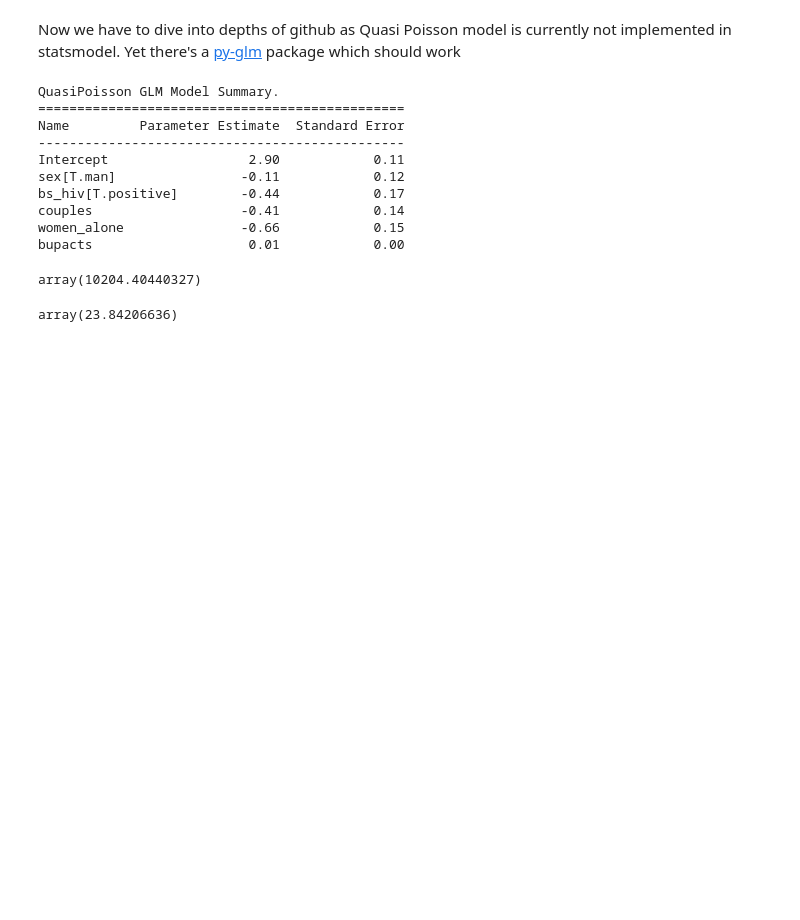
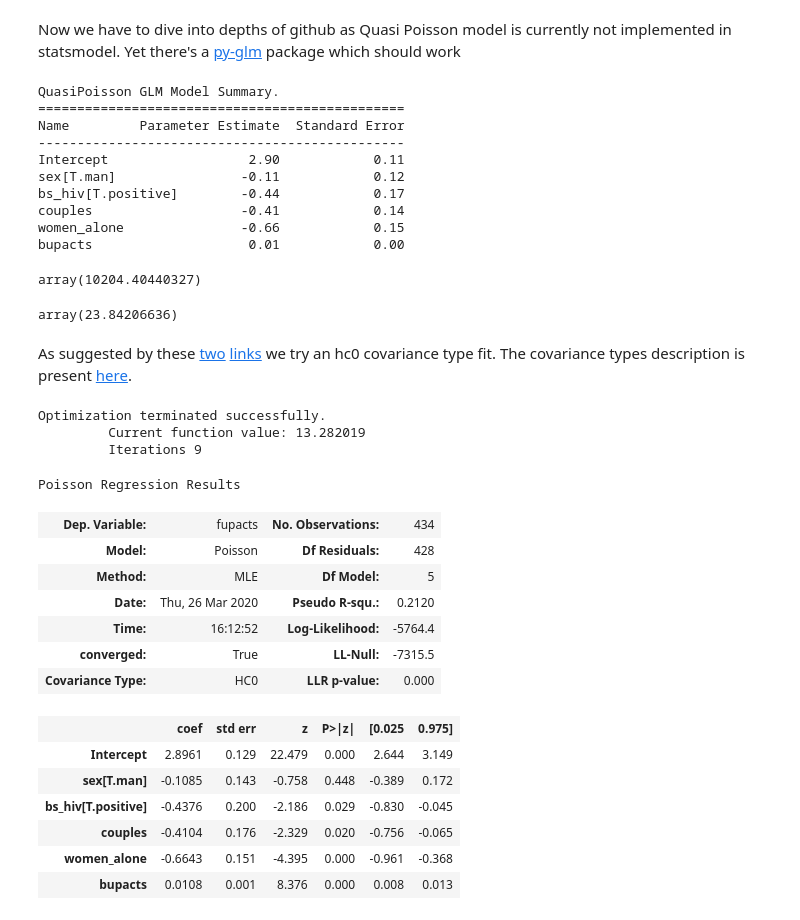
Before and after one commit to jezzarax/arm_book_exercises, a Jupyter notebook: ex61.ipynb, the cells around one changed output. Saved outputs shown, nothing was run; the diff lists cells and outputs as text; code cells hidden in the pictures; blank space fills up the shorter version.

```diff
--- a/ex61.ipynb
+++ b/ex61.ipynb
@@ -136,3 +136,27 @@ array(10204.40440327)
 mdl_c.dispersion_
 # %% [output]
 array(23.84206636)
+# %% [markdown]
+As suggested by these [two](https://github.com/statsmodels/statsmodels/issues/2804) [links](https://github.com/statsmodels/statsmodels/issues/4942) we try an hc0 covariance type fit. The covariance types description is present [here](https://cran.r-project.org/web/packages/sandwich/vignettes/sandwich.pdf).
+# %%
+mdl_c1 = smf.poisson(data=hiv_df, formula="fupacts ~ couples + women_alone + sex + bs_hiv + bupacts").fit(cov_type='HC0')
+mdl_c1.summary()
+# %% [output]
+Optimization terminated successfully.
+         Current function value: 13.282019
+         Iterations 9
+Poisson Regression Results
+| Dep. Variable: | fupacts | No. Observations: | 434 |
+| Model: | Poisson | Df Residuals: | 428 |
+| Method: | MLE | Df Model: | 5 |
+| Date: | Thu, 26 Mar 2020 | Pseudo R-squ.: | 0.2120 |
+| Time: | 16:12:52 | Log-Likelihood: | -5764.4 |
+| converged: | True | LL-Null: | -7315.5 |
+| Covariance Type: | HC0 | LLR p-value: | 0.000 |
+|  | coef | std err | z | P>|z| | [0.025 | 0.975] |
+| Intercept | 2.8961 | 0.129 | 22.479 | 0.000 | 2.644 | 3.149 |
+| sex[T.man] | -0.1085 | 0.143 | -0.758 | 0.448 | -0.389 | 0.172 |
+| bs_hiv[T.positive] | -0.4376 | 0.200 | -2.186 | 0.029 | -0.830 | -0.045 |
+| couples | -0.4104 | 0.176 | -2.329 | 0.020 | -0.756 | -0.065 |
+| women_alone | -0.6643 | 0.151 | -4.395 | 0.000 | -0.961 | -0.368 |
+| bupacts | 0.0108 | 0.001 | 8.376 | 0.000 | 0.008 | 0.013 |
```
Also changed, not shown: parts of 5 cells of this notebook, 4 other files.
